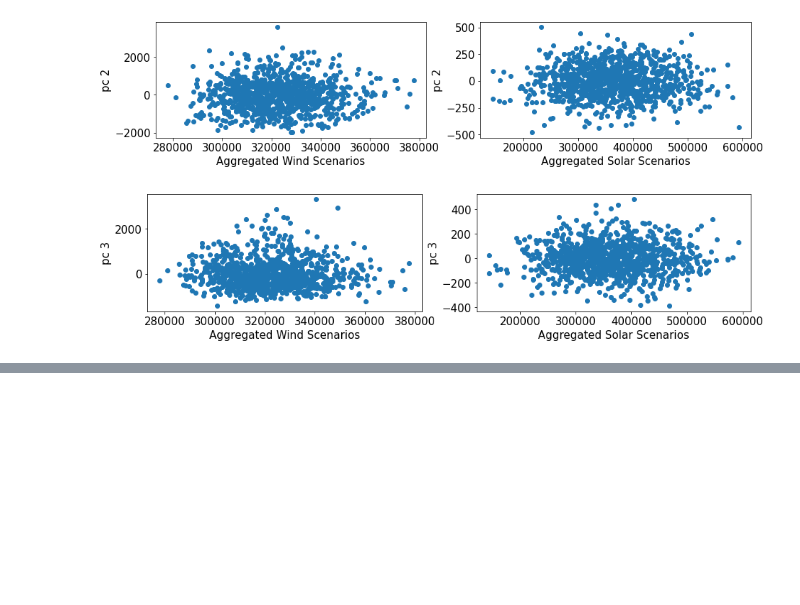
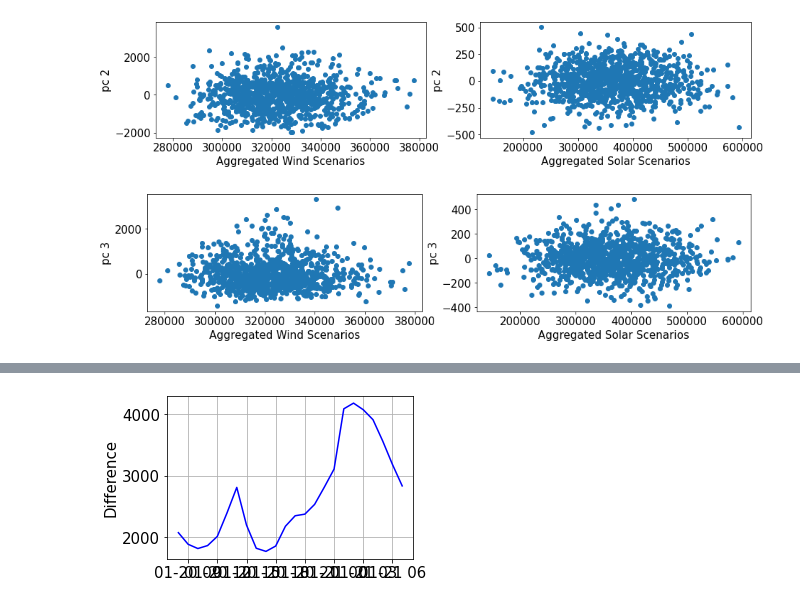
Before and after one commit to MahashwetaPatra/Financial-Modeling-Renewable-Energy, a Jupyter notebook: RTSVaticOutput.ipynb, the cells around one changed output, grey strips where cells are left out. Drawn from its saved outputs; the diff is of its cells as text; code cells hidden in the pictures; blank space fills up the shorter version.

```diff
--- a/RTSVaticOutput.ipynb
+++ b/RTSVaticOutput.ipynb
@@ -299,0 +339,13 @@ ax.tick_params(labelsize=15)
+# %%
+Difference=LoadMean-WindMean-SolarMean
+import matplotlib.pyplot as plt
+#plt.figure()
+fig = plt.figure(figsize=(15,3))
+ax = fig.add_subplot(1,3,1)
+ax.set_ylabel("Difference",fontsize=15)
+plt.plot(Difference.T,'b')
+plt.show
+plt.grid()
+ax.tick_params(labelsize=15)
+# %% [output]
+[figure, added]
```
Also changed, not shown: parts of 5 cells of this notebook.
